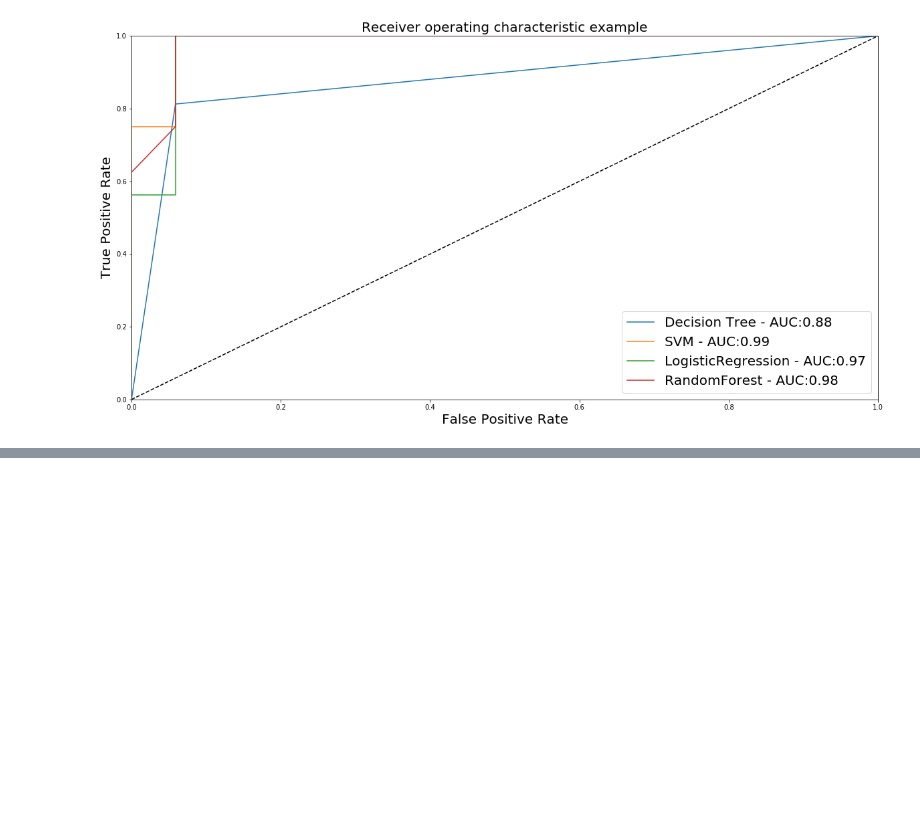
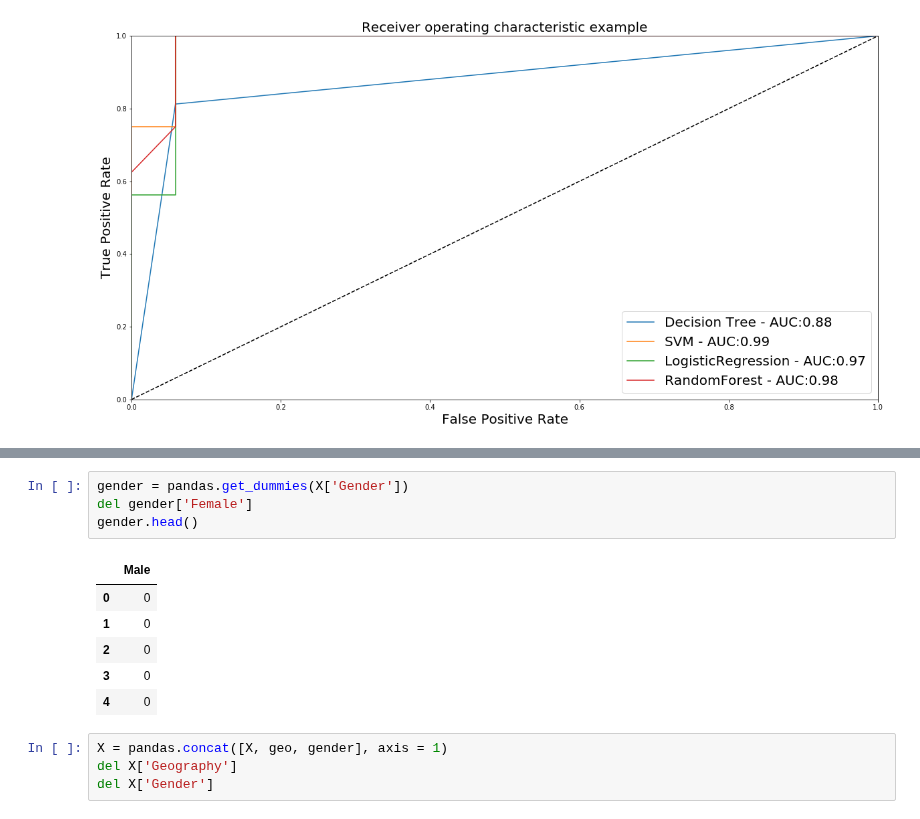
Before and after one commit to ywchiu/ctbc, a Jupyter notebook: Demo20190123.ipynb, the cells around one changed output, grey strips where cells are left out. Drawn from its saved outputs; the diff is of its cells as text; blank space fills up the shorter version.

```diff
--- a/Demo20190123.ipynb
+++ b/Demo20190123.ipynb
@@ -584,0 +609,15 @@ plt.show()
+# %%
+gender = pandas.get_dummies(X['Gender'])
+del gender['Female']
+gender.head()
+# %% [output]
+|  | Male |
+| 0 | 0 |
+| 1 | 0 |
+| 2 | 0 |
+| 3 | 0 |
+| 4 | 0 |
+# %%
+X = pandas.concat([X, geo, gender], axis = 1)
+del X['Geography']
+del X['Gender']
```
Also changed, not shown: parts of 9 cells of this notebook.
